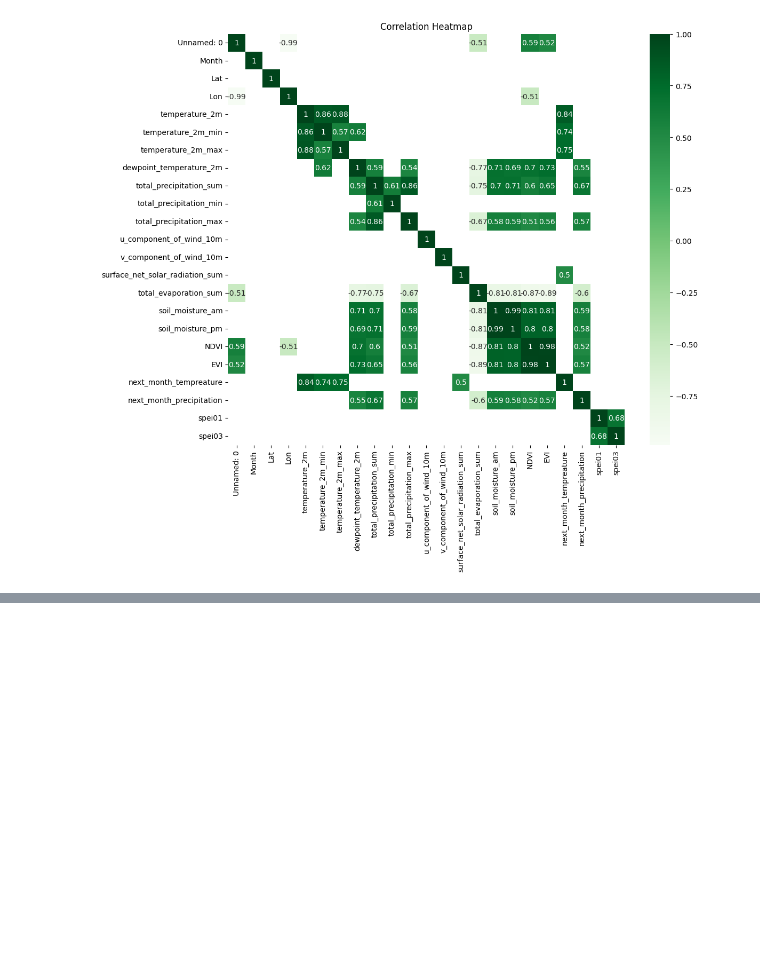
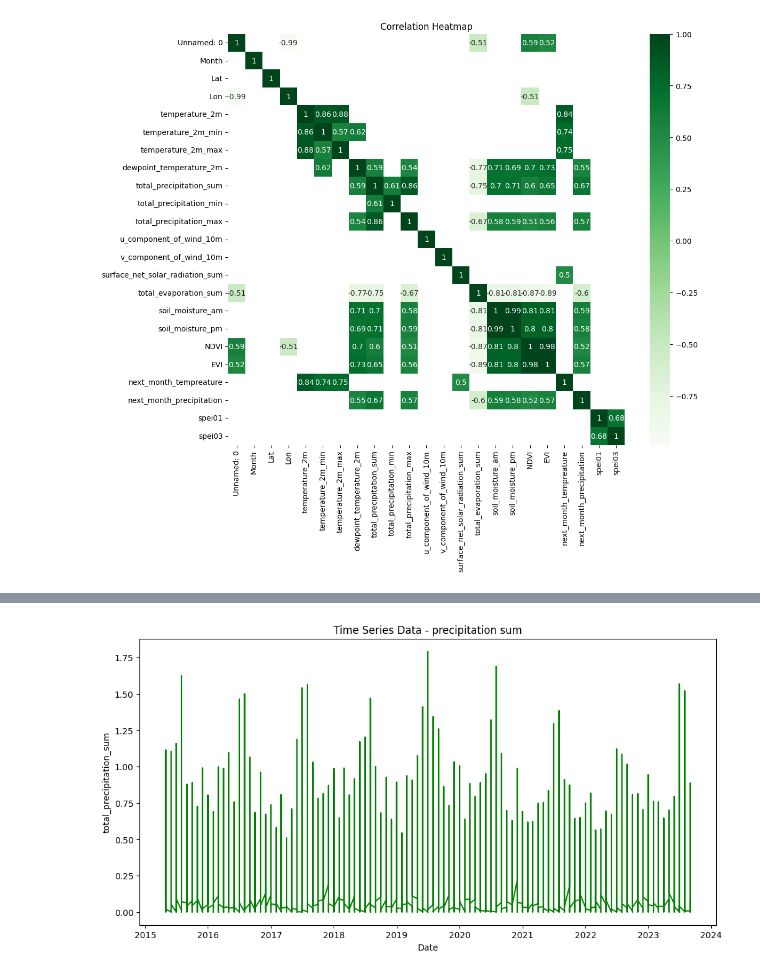
Before and after one commit to RoyZhaoGA/DroughtForecastAI, a Jupyter notebook: DroughtPrediction.ipynb, the cells around one changed output, grey strips where cells are left out. Cells and saved outputs as stored; diff of their text form; code cells hidden in the pictures; blank space fills up the shorter version.

```diff
--- a/DroughtPrediction.ipynb
+++ b/DroughtPrediction.ipynb
@@ -102,0 +163,9 @@ plt.show()
+# %%
+plt.figure(figsize=(12, 6))
+plt.plot(dataset['datetime'], dataset['total_precipitation_sum'], color = 'green')
+plt.title('Time Series Data - precipitation sum')
+plt.xlabel('Date')
+plt.ylabel('total_precipitation_sum')
+plt.show()
+# %% [output]
+[figure, added]
```
Also changed, not shown: parts of 9 cells of this notebook.
